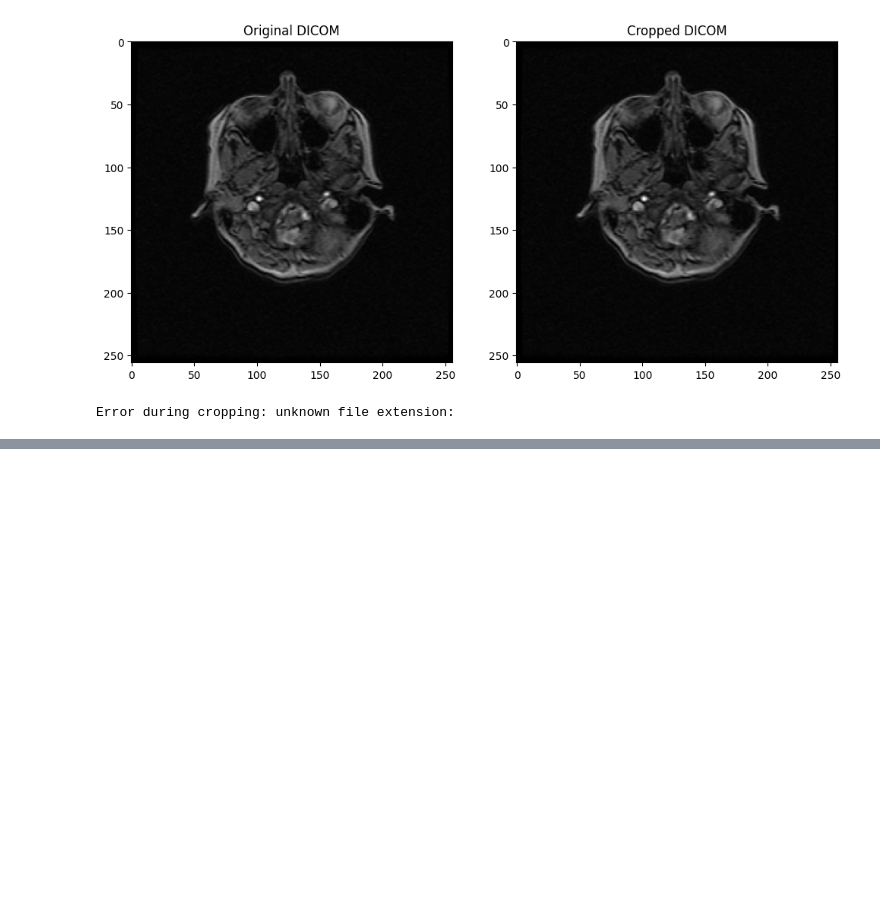
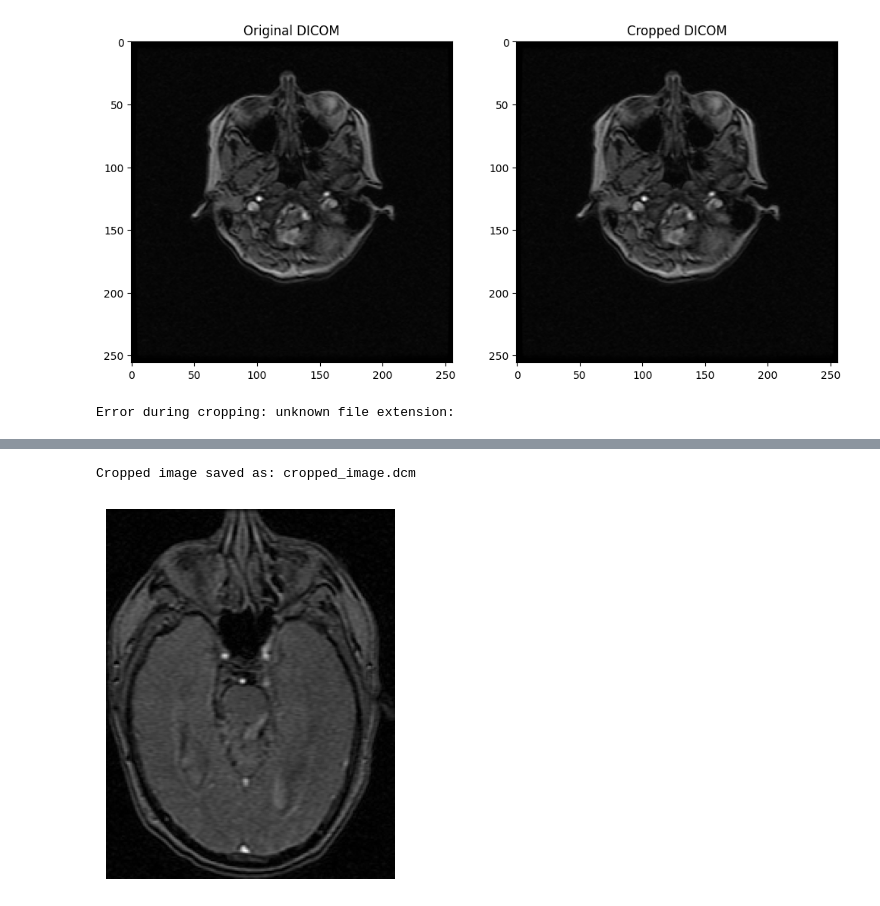
Before and after one commit to ckaraguzel/AD_detection_DL_approach, a Jupyter notebook: libs/try_notebook.ipynb, the cells around one changed output, grey strips where cells are left out. Drawn from its saved outputs; the diff is of its cells as text; code cells hidden in the pictures; blank space fills up the shorter version.

```diff
--- a/libs/try_notebook.ipynb
+++ b/libs/try_notebook.ipynb
@@ -788,0 +880,73 @@ if __name__ == '__main__':
+# %%
+import os
+import numpy as np
+import pydicom
+import cv2
+
+def crop_black_frame(dicom_path):
+    # Read DICOM file
+    dicom_data = pydicom.dcmread(dicom_path)
+
+    # Extract pixel data
+    image_array = dicom_data.pixel_array
+
+    # Convert to uint8 format for OpenCV compatibility
+    image_uint8 = (image_array / np.max(image_array) * 255).astype(np.uint8)
+
+    # Apply adaptive thresholding
+    _, binary_image = cv2.threshold(image_uint8, 20, 255, cv2.THRESH_BINARY)
+
+    # Find contours
+    contours, _ = cv2.findContours(binary_image, cv2.RETR_EXTERNAL, cv2.CHAIN_APPROX_SIMPLE)
+
+    # Check if any contour is found
+    if len(contours) == 0:
+        raise ValueError("No black frame found.")
+
+    # Get the bounding box of the largest contour (assumed to be the black frame)
+    max_contour = max(contours, key=cv2.contourArea)
+    x, y, w, h = cv2.boundingRect(max_contour)
+
+    # Crop the image using the bounding box
+    cropped_image = image_array[y:y+h, x:x+w]
+
+    return cropped_image
+
+# Example usage
+dicom_file = "/Users/cisilkaraguzel/Documents/GitHub/AD_detection_DL_approach/data-ADNI/raw/All_AD_3loc_T1_axial/ADNI/002_S_0619/3-plane_localizer/2008-08-13_15_18_48.0/I116116/ADNI_002_S_0619_MR_3-plane_localizer__br_raw_20080813225809528_1_S55371_I116116.dcm"  # Replace with your DICOM file path
+output_file = "cropped_image.dcm"  # Path to save the cropped DICOM image
+
+try:
+    cropped_image = crop_black_frame(dicom_file)
+
+    # Save cropped image as a new DICOM file
+    dicom_data = pydicom.dcmread(dicom_file)
+    dicom_data.PixelData = cropped_image.tobytes()
+    dicom_data.Rows, dicom_data.Columns = cropped_image.shape
+    dicom_data.save_as(output_file)
+
+    print("Cropped image saved as:", output_file)
+except ValueError as e:
+    print("Error:", e)
+# %% [output]
+Cropped image saved as: cropped_image.dcm
+# %%
+import pydicom
+
+# Path to the DICOM file
+dicom_file_path = "cropped_image.dcm"
+
+# Read the DICOM file
+dicom_data = pydicom.dcmread(dicom_file_path)
+
+# Extract pixel data from the DICOM file
+pixel_array = dicom_data.pixel_array
+
+# Now you can work with the pixel array, for example, display it using matplotlib
+import matplotlib.pyplot as plt
+
+plt.imshow(pixel_array, cmap='gray')
+plt.axis('off')
+plt.show()
+# %% [output]
+[figure, added]
```
Also changed, not shown: parts of 7 cells of this notebook, 4 other files.
